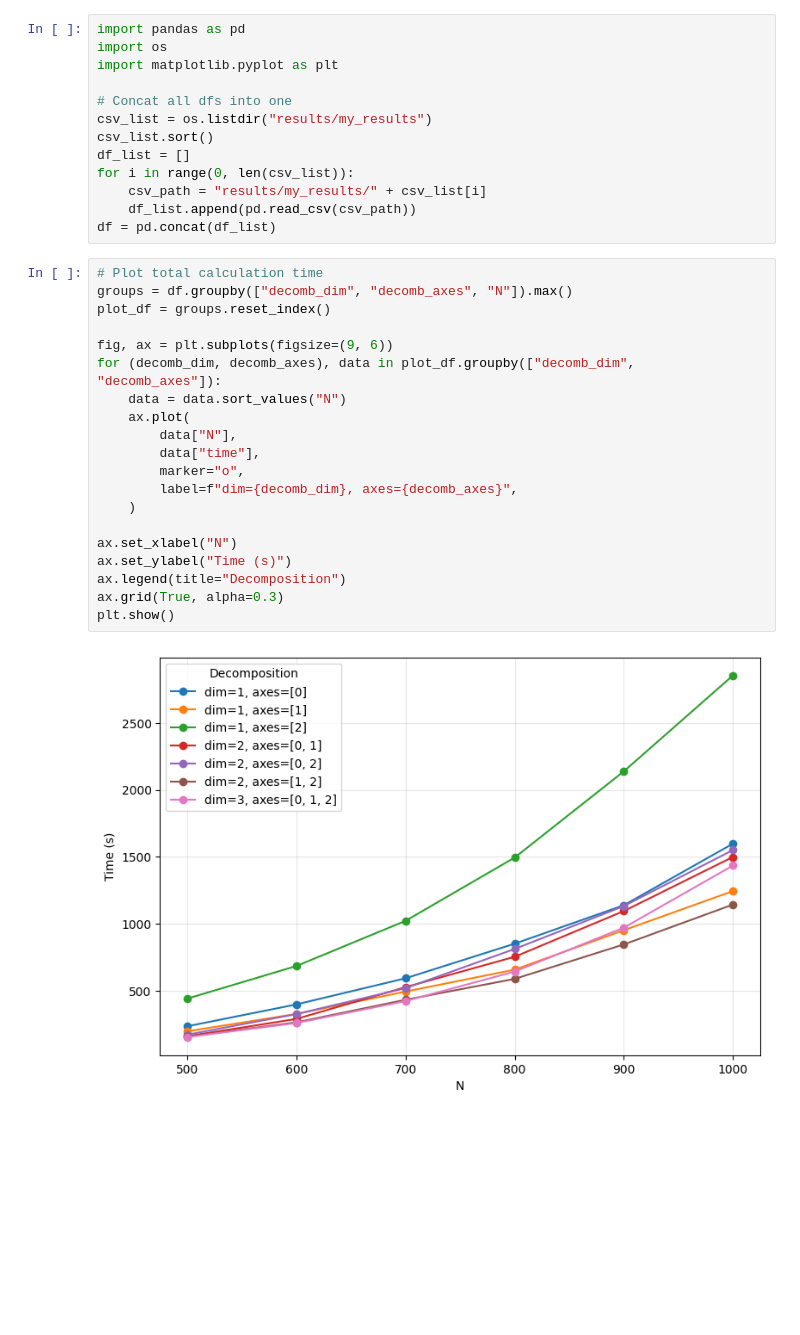
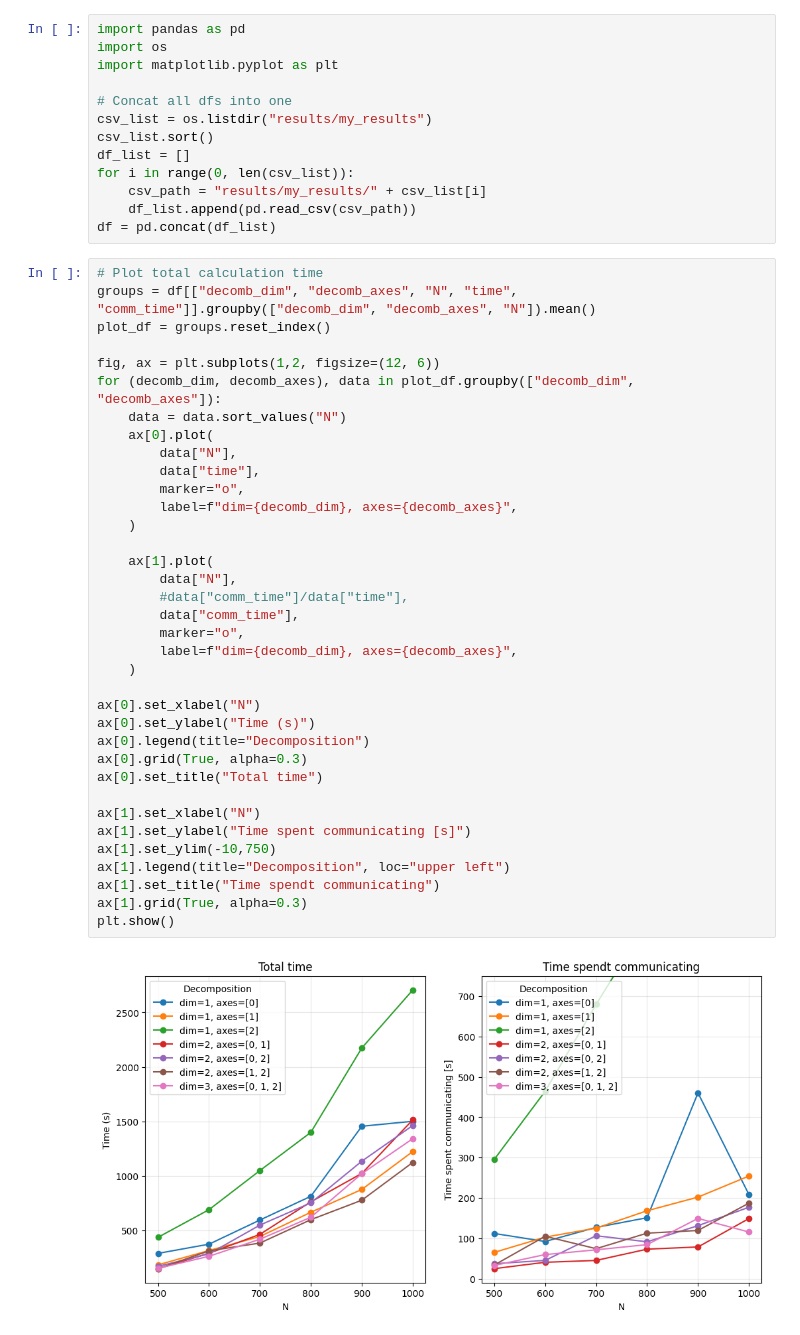
Before and after one commit to gerri7rp/large-scale-modelling-project-2, a Jupyter notebook: Analyse result.ipynb, the cells around one changed output. Cells and saved outputs as stored; diff of their text form; blank space fills up the shorter version.

```diff
--- a/Analyse result.ipynb
+++ b/Analyse result.ipynb
@@ -48,23 +48,39 @@ for i in range(0, len(csv_list)):
 df = pd.concat(df_list)
 # %%
 # Plot total calculation time
-groups = df.groupby(["decomb_dim", "decomb_axes", "N"]).max()
+groups = df[["decomb_dim", "decomb_axes", "N", "time", "comm_time"]].groupby(["decomb_dim", "decomb_axes", "N"]).mean()
 plot_df = groups.reset_index()
 
-fig, ax = plt.subplots(figsize=(9, 6))
+fig, ax = plt.subplots(1,2, figsize=(12, 6))
 for (decomb_dim, decomb_axes), data in plot_df.groupby(["decomb_dim", "decomb_axes"]):
     data = data.sort_values("N")
-    ax.plot(
+    ax[0].plot(
         data["N"],
         data["time"],
         marker="o",
         label=f"dim={decomb_dim}, axes={decomb_axes}",
     )
 
-ax.set_xlabel("N")
-ax.set_ylabel("Time (s)")
-ax.legend(title="Decomposition")
-ax.grid(True, alpha=0.3)
+    ax[1].plot(
+        data["N"],
+        #data["comm_time"]/data["time"],
+        data["comm_time"],
+        marker="o",
+        label=f"dim={decomb_dim}, axes={decomb_axes}",
+    )
+
+ax[0].set_xlabel("N")
+ax[0].set_ylabel("Time (s)")
+ax[0].legend(title="Decomposition")
+ax[0].grid(True, alpha=0.3)
+ax[0].set_title("Total time")
+
+ax[1].set_xlabel("N")
+ax[1].set_ylabel("Time spent communicating [s]")
+ax[1].set_ylim(-10,750)
+ax[1].legend(title="Decomposition", loc="upper left")
+ax[1].set_title("Time spendt communicating")
+ax[1].grid(True, alpha=0.3)
 plt.show()
 # %% [output]
-[figure, old version]
+[figure, new version]
```
Also changed, not shown: parts of 1 cell of this notebook, 3 other files.
